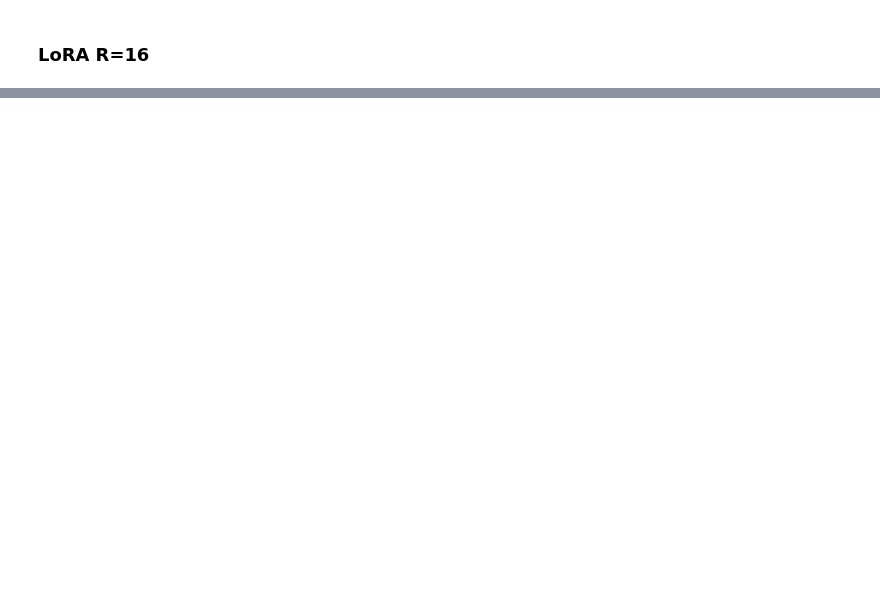
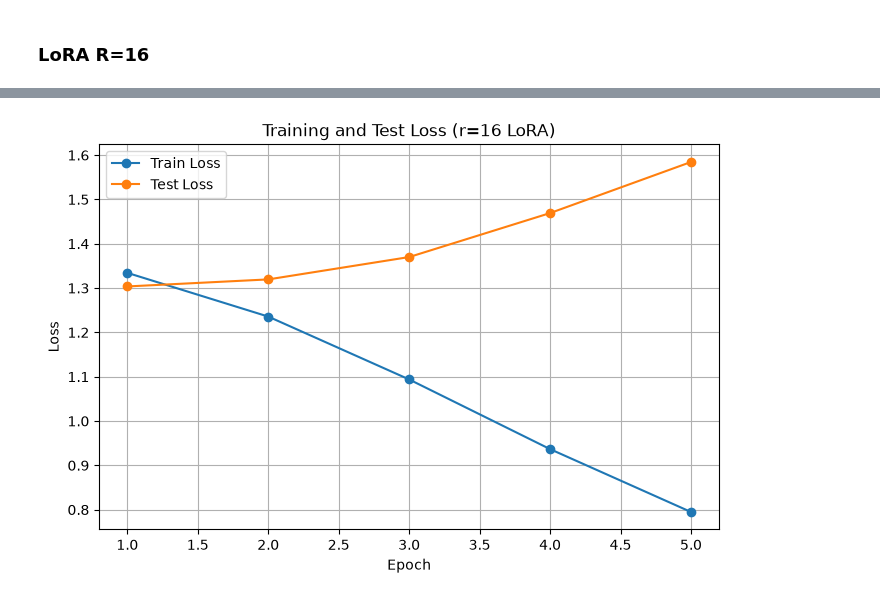
Before and after one commit to john-guerrerio/LM_Agents_HW_1, a Jupyter notebook: lora.ipynb, the cells around one changed output, grey strips where cells are left out. Saved outputs shown, nothing was run; the diff lists cells and outputs as text; code cells hidden in the pictures; blank space fills up the shorter version.

```diff
--- a/lora.ipynb
+++ b/lora.ipynb
@@ -235,2 +333,14 @@ cl: None
 # %% [markdown]
 ### LoRA R=16
+# %%
+r16_config = LoraConfig(
+                r                       = 16,
+                lora_alpha              = 16,
+                lora_dropout            = 0.0,
+                target_modules          = "all-linear",
+                bias                    = "none",
+                task_type               = "CAUSAL_LM",
+            )
+# %%
+model = AutoModelForCausalLM.from_pretrained("Qwen/Qwen2.5-0.5B", device_map=device)
+model_16r = get_peft_model(model, r16_config)
@@ -236,0 +351,2 @@ cl: None
+# %%
+optimizer = AdamW(params=[param for param in model_16r.parameters() if param.requires_grad], lr=LR)
@@ -236,0 +371,17 @@ cl: None
+# %%
+epochs = range(1, len(train_loss_hist) + 1)
+
+plt.figure(figsize=(8, 5))
+
+plt.plot(epochs, train_loss_hist, marker="o", label="Train Loss")
+plt.plot(epochs, test_loss_hist, marker="o", label="Test Loss")
+
+plt.xlabel("Epoch")
+plt.ylabel("Loss")
+plt.title("Training and Test Loss (r=16 LoRA)")
+plt.legend()
+plt.grid(True)
+
+plt.show()
+# %% [output]
+[figure, added]
```
Also changed, not shown: parts of 26 cells of this notebook.
